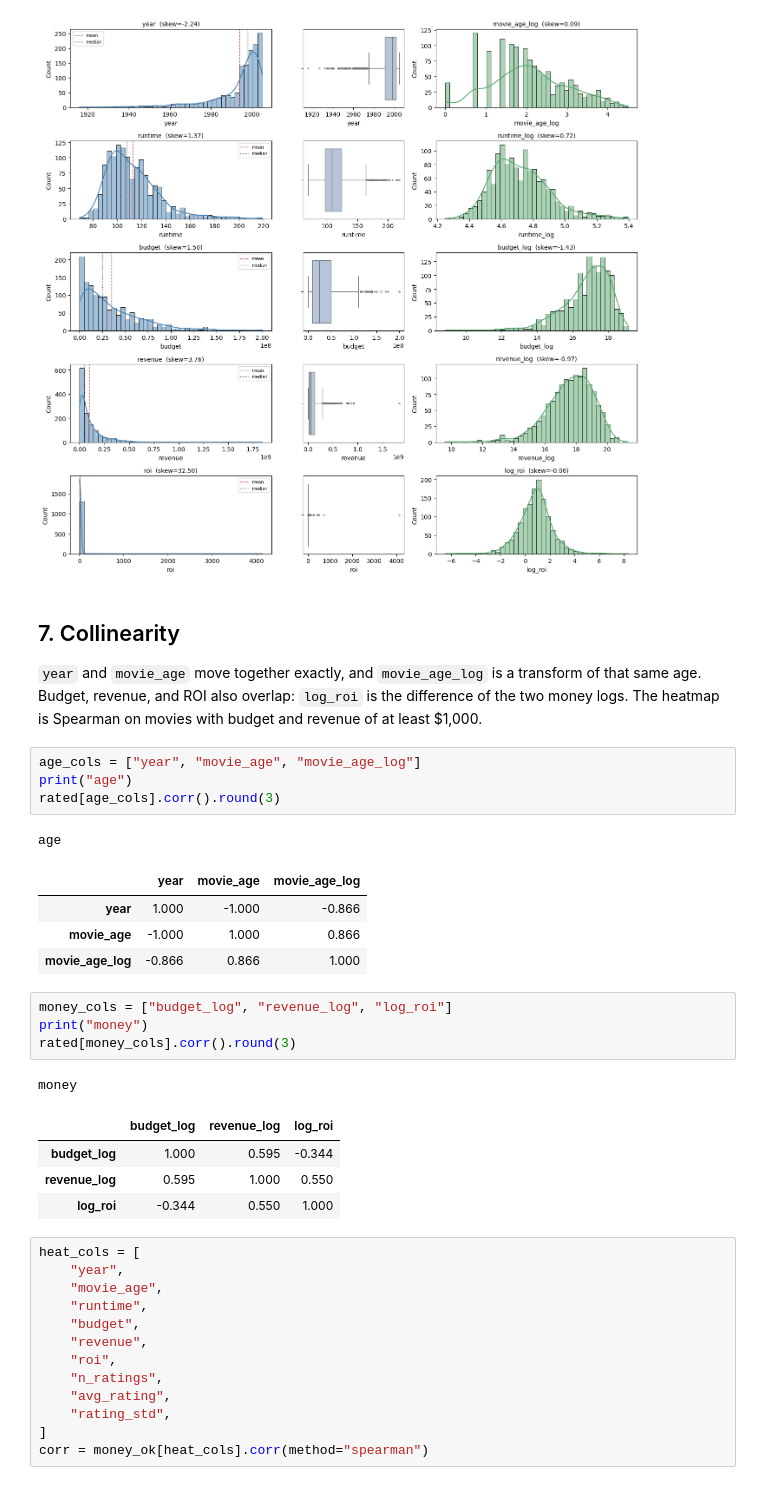
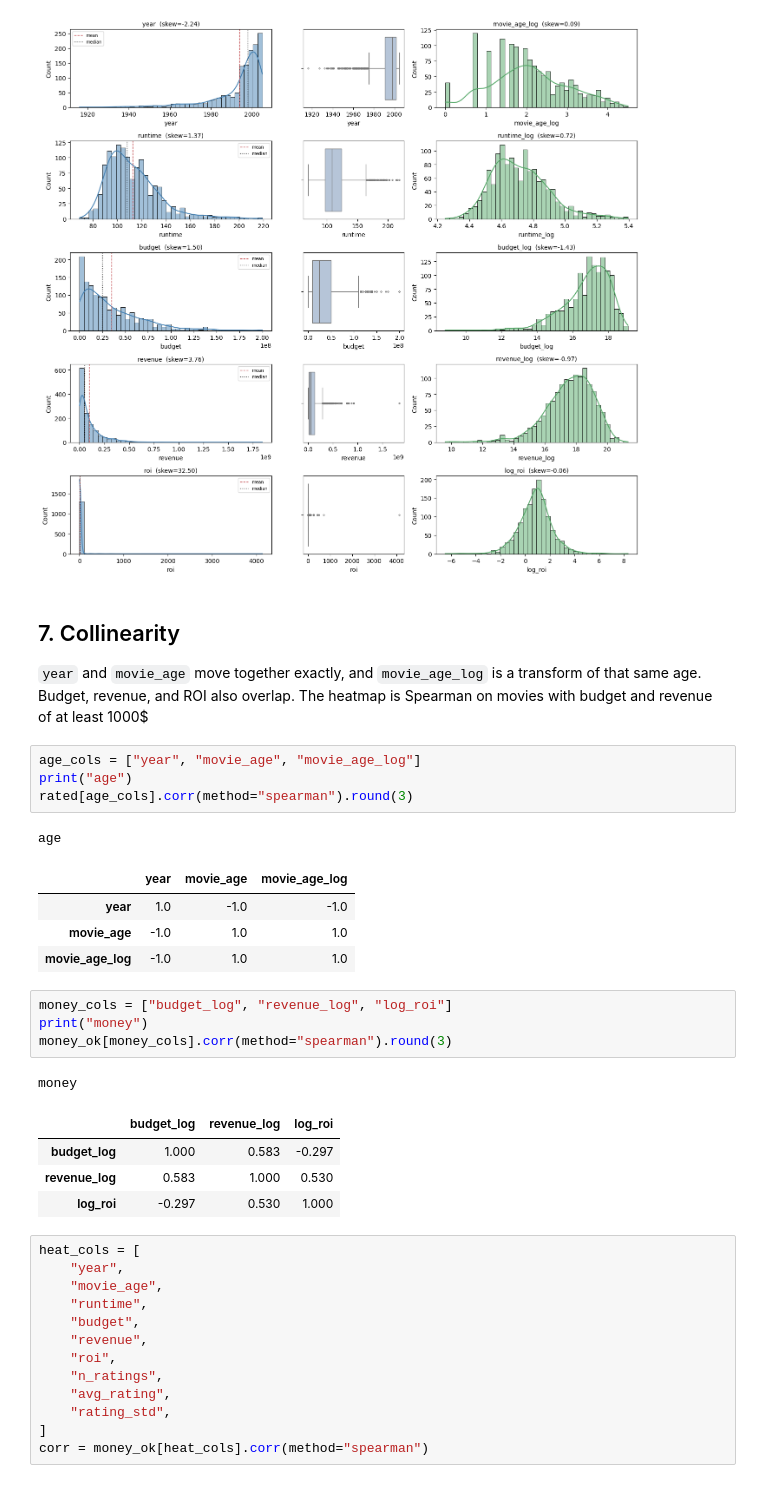
Before and after one commit to ReviBa/applied-DS-project, a Jupyter notebook: notebooks/04_eda_movies.ipynb, the cells around one changed output. Saved outputs shown, nothing was run; the diff lists cells and outputs as text.

```diff
--- a/notebooks/04_eda_movies.ipynb
+++ b/notebooks/04_eda_movies.ipynb
@@ -347,27 +337,27 @@ movies in the money panels: 1314
 # %% [markdown]
 ## 7. Collinearity
 
-`year` and `movie_age` move together exactly, and `movie_age_log` is a transform of that same age. Budget, revenue, and ROI also overlap: `log_roi` is the difference of the two money logs. The heatmap is Spearman on movies with budget and revenue of at least $1,000.
+`year` and `movie_age` move together exactly, and `movie_age_log` is a transform of that same age. Budget, revenue, and ROI also overlap. The heatmap is Spearman on movies with budget and revenue of at least 1000$
 # %%
 age_cols = ["year", "movie_age", "movie_age_log"]
 print("age")
-rated[age_cols].corr().round(3)
+rated[age_cols].corr(method="spearman").round(3)
 # %% [output]
 age
 |  | year | movie_age | movie_age_log |
-| year | 1.000 | -1.000 | -0.866 |
-| movie_age | -1.000 | 1.000 | 0.866 |
-| movie_age_log | -0.866 | 0.866 | 1.000 |
+| year | 1.0 | -1.0 | -1.0 |
+| movie_age | -1.0 | 1.0 | 1.0 |
+| movie_age_log | -1.0 | 1.0 | 1.0 |
 # %%
 money_cols = ["budget_log", "revenue_log", "log_roi"]
 print("money")
-rated[money_cols].corr().round(3)
+money_ok[money_cols].corr(method="spearman").round(3)
 # %% [output]
 money
 |  | budget_log | revenue_log | log_roi |
-| budget_log | 1.000 | 0.595 | -0.344 |
-| revenue_log | 0.595 | 1.000 | 0.550 |
-| log_roi | -0.344 | 0.550 | 1.000 |
+| budget_log | 1.000 | 0.583 | -0.297 |
+| revenue_log | 0.583 | 1.000 | 0.530 |
+| log_roi | -0.297 | 0.530 | 1.000 |
 # %%
 heat_cols = [
     "year",
```
Also changed, not shown: parts of 11 cells of this notebook, 1 other file.
